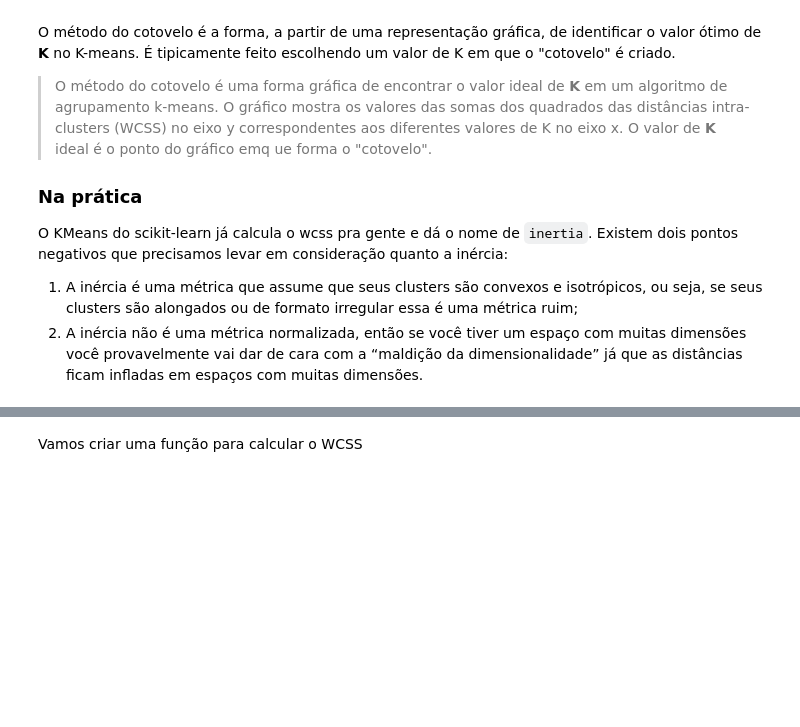
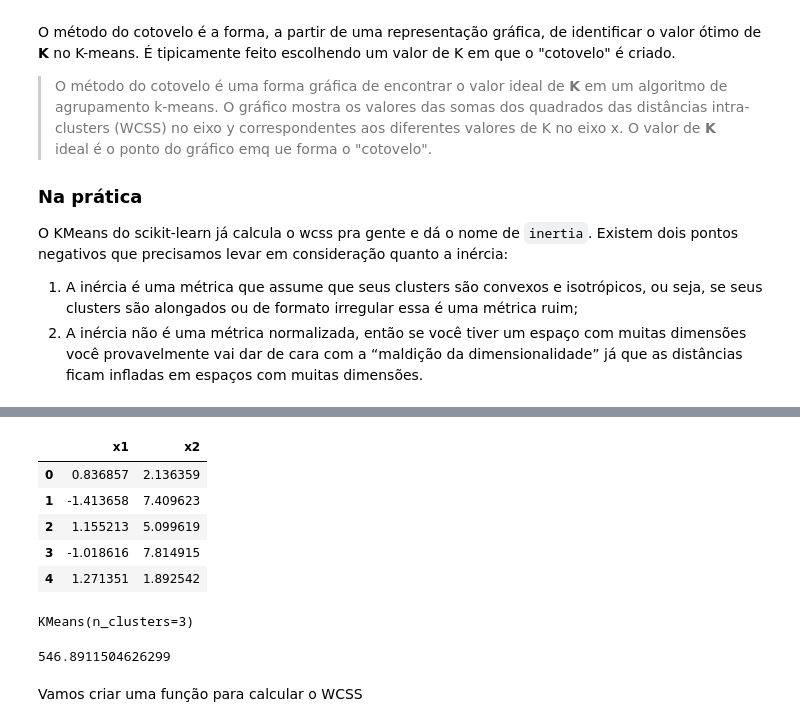
Before and after one commit to brunoissamo/Be-Tech-by-Braskem, a Jupyter notebook: Aula 05/5.2 K_means - Determinação de K.ipynb, the cells around one changed output, grey strips where cells are left out. Drawn from its saved outputs; the diff is of its cells as text; code cells hidden in the pictures; blank space fills up the shorter version.

```diff
--- a/Aula 05/5.2 K_means - Determinação de K.ipynb
+++ b/Aula 05/5.2 K_means - Determinação de K.ipynb
@@ -47,3 +49,21 @@ plt.show()
+# %%
+df.head()
+# %% [output]
+|  | x1 | x2 |
+| 0 | 0.836857 | 2.136359 |
+| 1 | -1.413658 | 7.409623 |
+| 2 | 1.155213 | 5.099619 |
+| 3 | -1.018616 | 7.814915 |
+| 4 | 1.271351 | 1.892542 |
+# %%
+kmeans_model = KMeans(n_clusters=3)
+kmeans_model.fit(df)
+# %% [output]
+KMeans(n_clusters=3)
+# %%
+kmeans_model.inertia_
+# %% [output]
+546.8911504626299
 # %% [markdown]
 Vamos criar uma função para calcular o WCSS
 # %%
```
Also changed, not shown: parts of 3 cells of this notebook, 1 other file.
